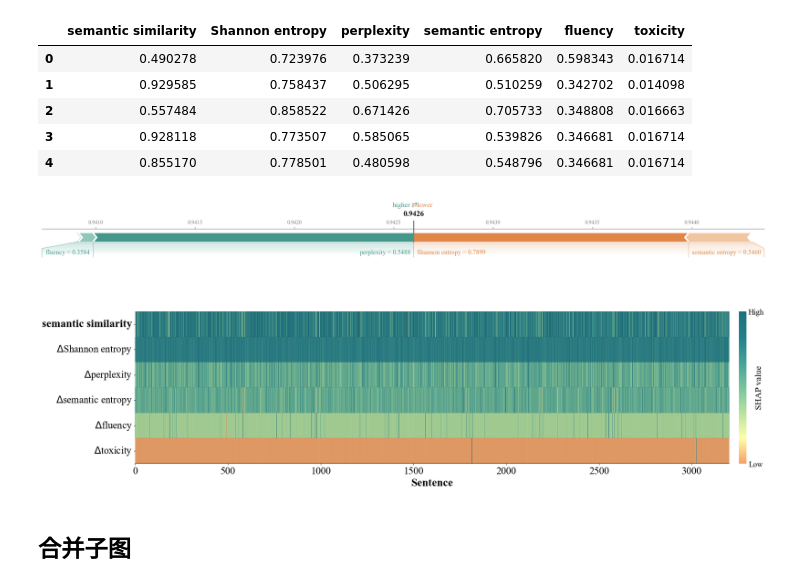
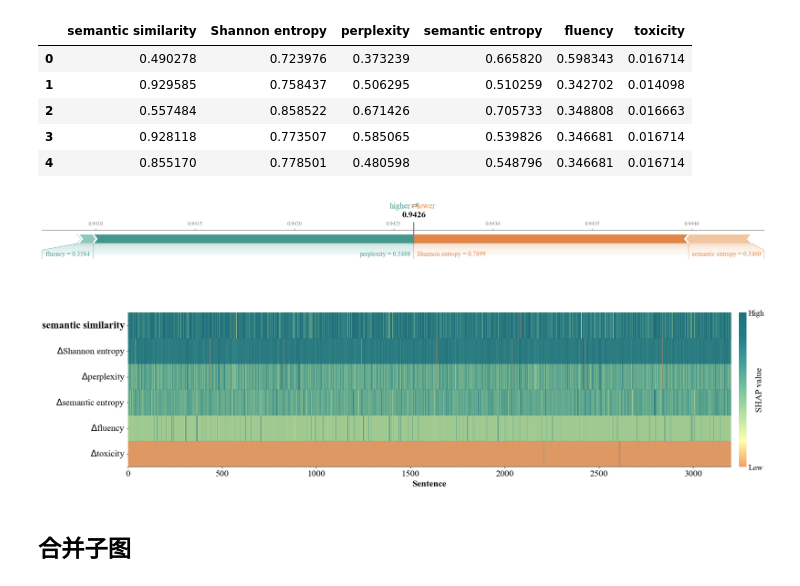
Before and after one commit to Computational-social-science/WSC, a Jupyter notebook: SHAP/plot.ipynb, the cells around one changed output. Saved outputs shown, nothing was run; the diff lists cells and outputs as text; code cells hidden in the pictures.

```diff
--- a/SHAP/plot.ipynb
+++ b/SHAP/plot.ipynb
@@ -101,6 +101,8 @@ import matplotlib.ticker as ticker
 from matplotlib.colors import ListedColormap,LinearSegmentedColormap
 import seaborn as sns
 from sklearn.preprocessing import StandardScaler,MinMaxScaler
+
+pl.rcParams['font.family'] = 'Times New Roman'
 # %% [output]
 IProgress not found. Please update jupyter and ipywidgets. See https://ipywidgets.readthedocs.io/en/stable/user_install.html
 # %%
@@ -264,6 +269,7 @@ import seaborn as sns
 from sklearn.preprocessing import MinMaxScaler
 import xgboost as xgb
 import shap
+plt.rcParams['font.family'] = 'Times New Roman'
 
 cols = [2, 3, 4, 5, 6, 7]
 cols_name = ['semantic similarity', 'fluency', 'toxicity', 'Shannon entropy', 'perplexity','semantic entropy']
@@ -362,7 +368,7 @@ ax_heatmap = sns.heatmap(all_data,
 
 # # 设置色条的位置
 cbar = ax_heatmap.collections[0].colorbar
-cbar.ax.set_position([0.755, 0.11, 0.02, 0.77])  # 根据需要调整数值以确定位置
+cbar.ax.set_position([0.753, 0.11, 0.02, 0.77])  # 根据需要调整数值以确定位置
 
 vmin = all_data.min()
 vmax = all_data.max()
@@ -376,47 +382,46 @@ cbar.set_label("SHAP value", labelpad=-16, size=16)
 yticklabels = df.columns
 yticklabels = [r'$\Delta$' + label for label in yticklabels]
 yticklabels[0] = df.columns[0]
-# yticklabels = [label for label in yticklabels]
-ax_heatmap.set_yticklabels(yticklabels, rotation=0, size=18, fontweight='normal')
+ax_heatmap.set_yticklabels(yticklabels, rotation=0, size=16, fontweight='normal')
 # 获取第一个标签的文本对象
 label_text = ax_heatmap.get_yticklabels()[0]
 # 设置第一个标签的字体样式为粗体
 label_text.set_weight('bold')
-label_text.set_fontsize(20)
+label_text.set_fontsize(18)
 
 # 设置横坐标 x轴 的刻度位置
 ax_heatmap.set_xticks(np.arange(0, all_data.shape[1], 500))
-ax_heatmap.set_xticklabels(['0', '500', '1000', '1500', '2000', '2500', '3000'], rotation=0, size=18)
+ax_heatmap.set_xticklabels(['0', '500', '1000', '1500', '2000', '2500', '3000'], rotation=0, size=16)
 
 # 绘制横坐标x轴的黑色坐标轴线
 ax_heatmap.axhline(y=all_data.shape[0], color='black', linewidth=2)
 ax_heatmap.axhline(y=0, color='#363636', linewidth=0.18)
 
-ax_heatmap.set_xlabel('Sentence', size=20, fontdict={'weight': 'bold'})
+ax_heatmap.set_xlabel('Sentence', size=16, fontdict={'weight': 'bold'})
 
 # 加格子外框
 def highlight_cell(x, y, ax=None, **kwargs):
     rect = plt.Rectangle((x, y), 1, 1, fill=False, **kwargs)
     ax = ax or plt.gca()
     ax.add_patch(rect)
     return rect
 for i in range(1, all_data.shape[1]):
     for j in range(0, all_data.shape[0]+1):
         highlight_cell(i, j, color="#363636", linewidth=0.03)
 
 # 刻度点
 ax_heatmap.tick_params(axis="x", bottom=True, length=2)
 ax_heatmap.tick_params(axis="y", left=True, length=2)
 
 plt.savefig('./plot_3_400dpi.jpg', bbox_inches='tight', dpi=400)
 # plt.savefig('./plot_3_400dpi.png', bbox_inches='tight', dpi=400)
 # plt.savefig('./plot_3_400dpi.tiff', bbox_inches='tight', dpi=400)
 # plt.savefig('./plot_3_400dpi.svg', bbox_inches='tight', dpi=400)
 
 plt.show()
 # %% [output]
 [figure]
-[figure, old version]
+[figure, new version]
 # %% [markdown]
 ## 合并子图
 # %%
```
Also changed, not shown: parts of 6 cells of this notebook, 12 other files.
